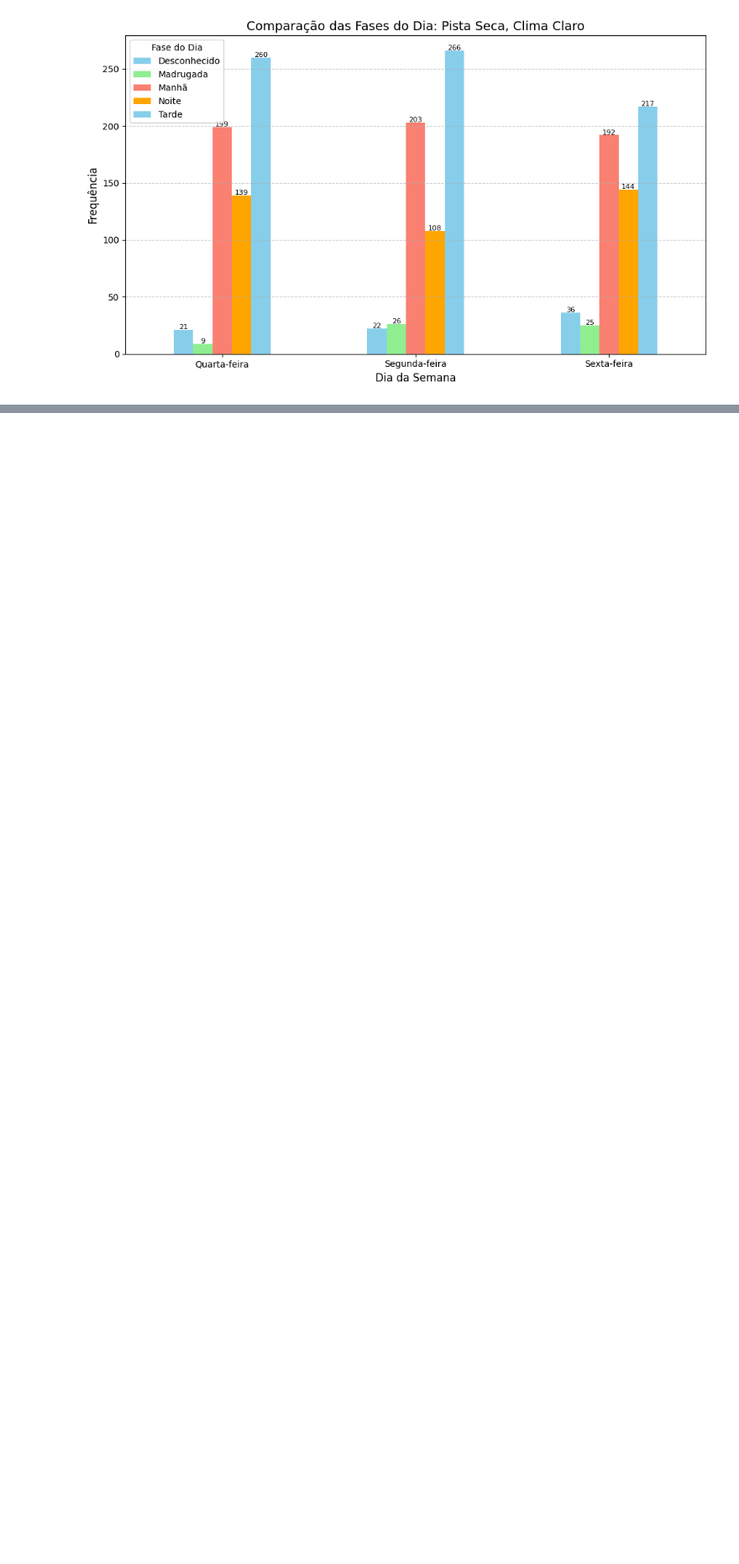
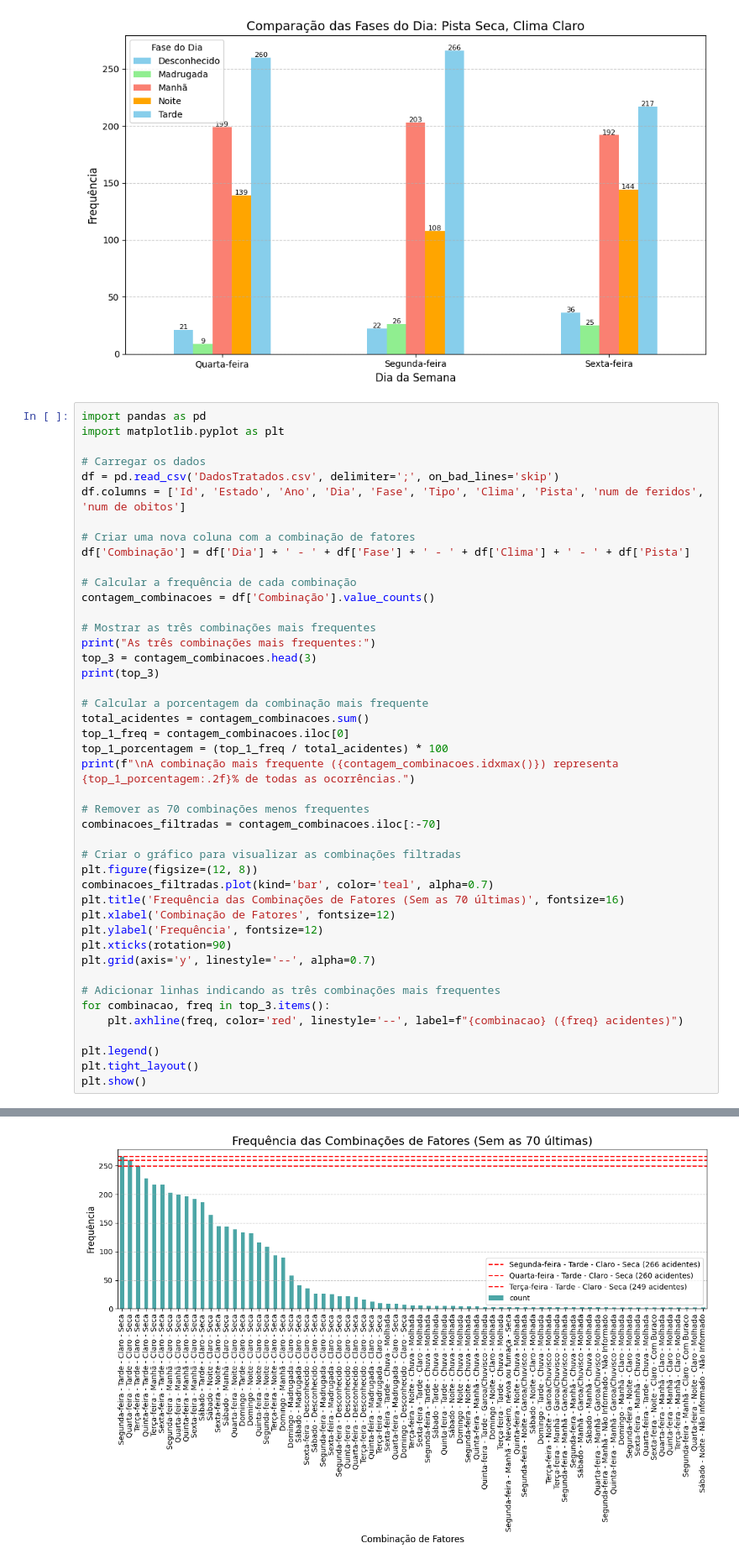
Before and after one commit to EduardaSantosDiniz/Quando-Acidente-Mais-Acontecem, a Jupyter notebook: Acidentes_Transito.ipynb, the cells around one changed output, grey strips where cells are left out. Shown at 84% size. Saved outputs shown, nothing was run; the diff lists cells and outputs as text; blank space fills up the shorter version.

```diff
--- a/Acidentes_Transito.ipynb
+++ b/Acidentes_Transito.ipynb
@@ -159,3 +159,48 @@ plt.tight_layout()
 plt.show()
 # %% [output]
 [figure]
+# %%
+import pandas as pd
+import matplotlib.pyplot as plt
+
+# Carregar os dados
+df = pd.read_csv('DadosTratados.csv', delimiter=';', on_bad_lines='skip')
+df.columns = ['Id', 'Estado', 'Ano', 'Dia', 'Fase', 'Tipo', 'Clima', 'Pista', 'num de feridos', 'num de obitos']
+
+# Criar uma nova coluna com a combinação de fatores
+df['Combinação'] = df['Dia'] + ' - ' + df['Fase'] + ' - ' + df['Clima'] + ' - ' + df['Pista']
+
+# Calcular a frequência de cada combinação
+contagem_combinacoes = df['Combinação'].value_counts()
+
+# Mostrar as três combinações mais frequentes
+print("As três combinações mais frequentes:")
+top_3 = contagem_combinacoes.head(3)
+print(top_3)
+
+# Calcular a porcentagem da combinação mais frequente
+total_acidentes = contagem_combinacoes.sum()
+top_1_freq = contagem_combinacoes.iloc[0]
+top_1_porcentagem = (top_1_freq / total_acidentes) * 100
+print(f"\nA combinação mais frequente ({contagem_combinacoes.idxmax()}) representa {top_1_porcentagem:.2f}% de todas as ocorrências.")
+
+# Remover as 70 combinações menos frequentes
+combinacoes_filtradas = contagem_combinacoes.iloc[:-70]
+
+# Criar o gráfico para visualizar as combinações filtradas
+plt.figure(figsize=(12, 8))
+combinacoes_filtradas.plot(kind='bar', color='teal', alpha=0.7)
+plt.title('Frequência das Combinações de Fatores (Sem as 70 últimas)', fontsize=16)
+plt.xlabel('Combinação de Fatores', fontsize=12)
+plt.ylabel('Frequência', fontsize=12)
+plt.xticks(rotation=90)
+plt.grid(axis='y', linestyle='--', alpha=0.7)
+
+# Adicionar linhas indicando as três combinações mais frequentes
+for combinacao, freq in top_3.items():
+    plt.axhline(freq, color='red', linestyle='--', label=f"{combinacao} ({freq} acidentes)")
+
+plt.legend()
+plt.tight_layout()
+plt.show()
+# %% [output]
@@ -162,3 +215,4 @@ plt.show()
+[figure, added]
 # %% [markdown]
 
 
```
Also changed, not shown: parts of 3 cells of this notebook.
